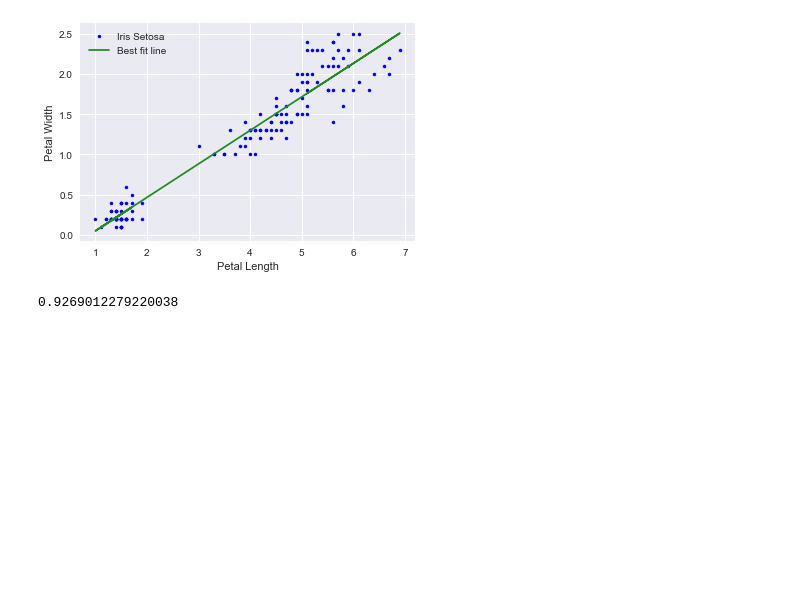
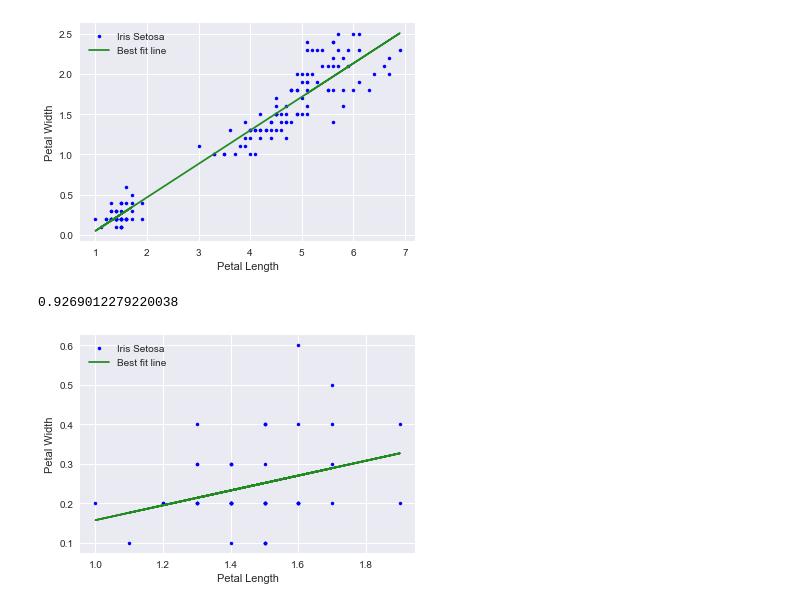
Before and after one commit to taraokelly/Problem-set-Jupyter-Pyplot-and-Numpy, a Jupyter notebook: solutions/rough_work.ipynb, the cells around one changed output. Cells and saved outputs as stored; diff of their text form; code cells hidden in the pictures; blank space fills up the shorter version.

Commit message:
firline (setosa petal length, setosa petal width)

```diff
--- a/solutions/rough_work.ipynb
+++ b/solutions/rough_work.ipynb
@@ -111,3 +111,28 @@ plt.show()
 np.corrcoef(petal_length, petal_width)[0][1]**2
 # %% [output]
 0.9269012279220038
+# %%
+# Plot Setosa measurements
+plt.plot(petal_length[:c_size-1], petal_width[:c_size-1],'b.', label='Iris Setosa')
+
+# https://github.com/emerging-technologies/emerging-technologies.github.io/blob/master/notebooks/simple-linear-regression.ipynb
+# Calculate the best values for m and c.
+petal_length_avg = np.mean(petal_length[:c_size-1])
+petal_width_avg = np.mean(petal_width[:c_size-1])
+
+petal_length_zero = petal_length[:c_size-1] - petal_length_avg
+petal_width_zero = petal_width[:c_size-1] - petal_width_avg
+
+m = np.sum(petal_length_zero * petal_width_zero) / np.sum(petal_length_zero * petal_length_zero)
+c = petal_width_avg - m * petal_length_avg
+
+# Plot best fit line
+plt.plot(petal_length[:c_size-1], m * petal_length[:c_size-1] + c, 'forestgreen', label='Best fit line')
+# Add labels
+plt.xlabel('Petal Length')
+plt.ylabel('Petal Width')
+plt.legend()
+# Print graph
+plt.show()
+# %% [output]
+[figure, added]
```
Also changed, not shown: 1 other file.
